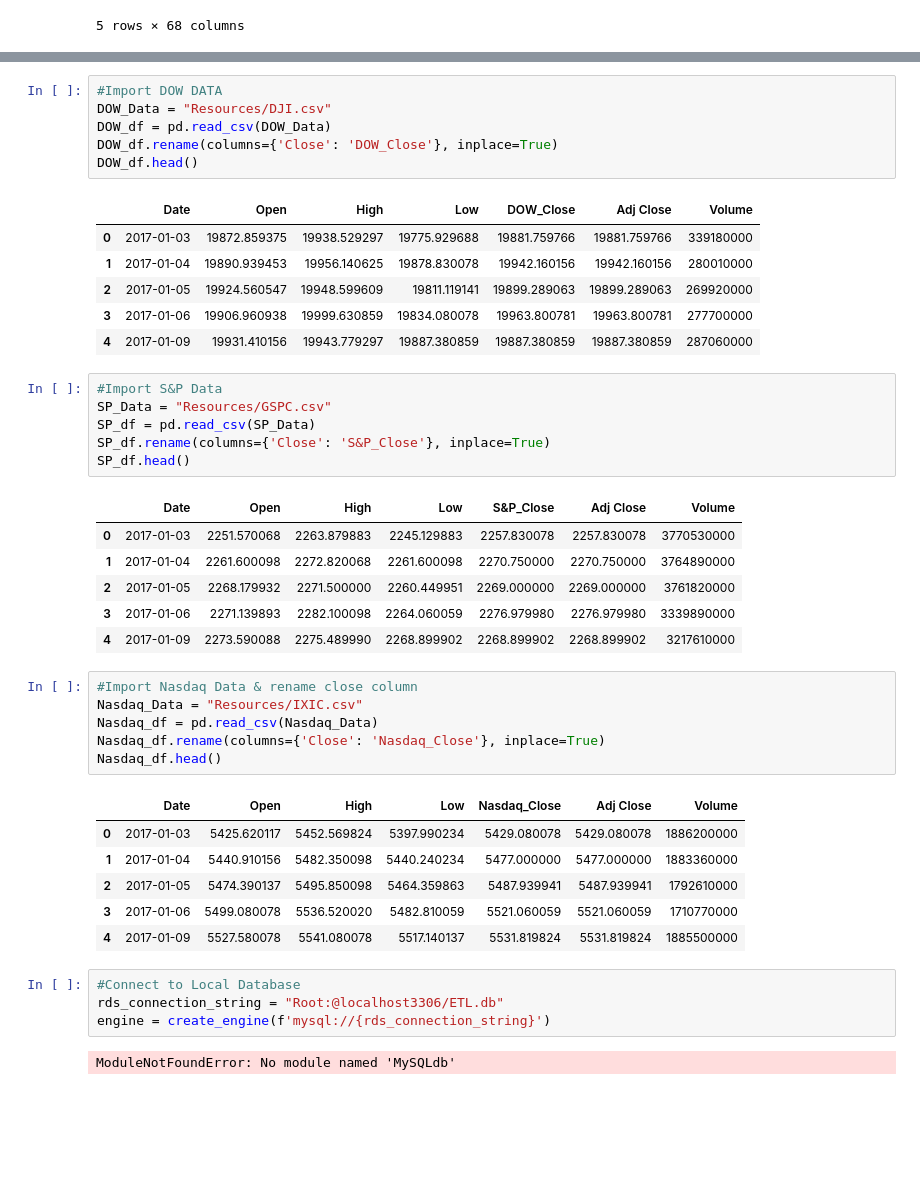
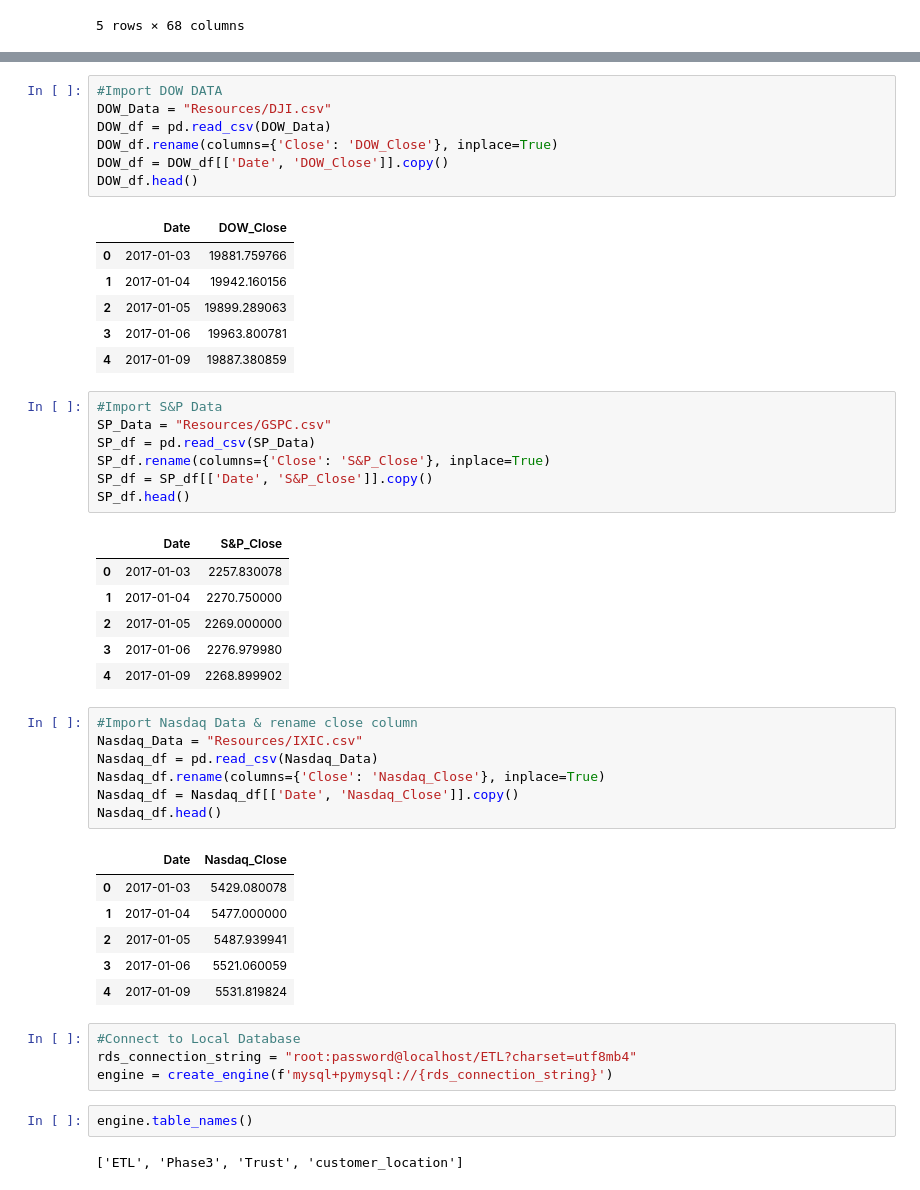
Before and after one commit to JarvisMartin22/ETL_Project, a Jupyter notebook: ETL_Project.ipynb, the cells around one changed output, grey strips where cells are left out. Cells and saved outputs as stored; diff of their text form; blank space fills up the shorter version.

```diff
--- a/ETL_Project.ipynb
+++ b/ETL_Project.ipynb
@@ -52,45 +63,50 @@ new_TRUMP_df.head(10)
 # %%
 #Import DOW DATA
 DOW_Data = "Resources/DJI.csv"
 DOW_df = pd.read_csv(DOW_Data)
 DOW_df.rename(columns={'Close': 'DOW_Close'}, inplace=True)
+DOW_df = DOW_df[['Date', 'DOW_Close']].copy()
 DOW_df.head()
 # %% [output]
-|  | Date | Open | High | Low | DOW_Close | Adj Close | Volume |
-| 0 | 2017-01-03 | 19872.859375 | 19938.529297 | 19775.929688 | 19881.759766 | 19881.759766 | 339180000 |
-| 1 | 2017-01-04 | 19890.939453 | 19956.140625 | 19878.830078 | 19942.160156 | 19942.160156 | 280010000 |
-| 2 | 2017-01-05 | 19924.560547 | 19948.599609 | 19811.119141 | 19899.289063 | 19899.289063 | 269920000 |
-| 3 | 2017-01-06 | 19906.960938 | 19999.630859 | 19834.080078 | 19963.800781 | 19963.800781 | 277700000 |
-| 4 | 2017-01-09 | 19931.410156 | 19943.779297 | 19887.380859 | 19887.380859 | 19887.380859 | 287060000 |
+|  | Date | DOW_Close |
+| 0 | 2017-01-03 | 19881.759766 |
+| 1 | 2017-01-04 | 19942.160156 |
+| 2 | 2017-01-05 | 19899.289063 |
+| 3 | 2017-01-06 | 19963.800781 |
+| 4 | 2017-01-09 | 19887.380859 |
 # %%
 #Import S&P Data
 SP_Data = "Resources/GSPC.csv"
 SP_df = pd.read_csv(SP_Data)
 SP_df.rename(columns={'Close': 'S&P_Close'}, inplace=True)
+SP_df = SP_df[['Date', 'S&P_Close']].copy()
 SP_df.head()
 # %% [output]
-|  | Date | Open | High | Low | S&P_Close | Adj Close | Volume |
-| 0 | 2017-01-03 | 2251.570068 | 2263.879883 | 2245.129883 | 2257.830078 | 2257.830078 | 3770530000 |
-| 1 | 2017-01-04 | 2261.600098 | 2272.820068 | 2261.600098 | 2270.750000 | 2270.750000 | 3764890000 |
-| 2 | 2017-01-05 | 2268.179932 | 2271.500000 | 2260.449951 | 2269.000000 | 2269.000000 | 3761820000 |
-| 3 | 2017-01-06 | 2271.139893 | 2282.100098 | 2264.060059 | 2276.979980 | 2276.979980 | 3339890000 |
-| 4 | 2017-01-09 | 2273.590088 | 2275.489990 | 2268.899902 | 2268.899902 | 2268.899902 | 3217610000 |
+|  | Date | S&P_Close |
+| 0 | 2017-01-03 | 2257.830078 |
+| 1 | 2017-01-04 | 2270.750000 |
+| 2 | 2017-01-05 | 2269.000000 |
+| 3 | 2017-01-06 | 2276.979980 |
+| 4 | 2017-01-09 | 2268.899902 |
 # %%
 #Import Nasdaq Data & rename close column
 Nasdaq_Data = "Resources/IXIC.csv"
 Nasdaq_df = pd.read_csv(Nasdaq_Data)
 Nasdaq_df.rename(columns={'Close': 'Nasdaq_Close'}, inplace=True)
+Nasdaq_df = Nasdaq_df[['Date', 'Nasdaq_Close']].copy()
 Nasdaq_df.head()
 # %% [output]
-|  | Date | Open | High | Low | Nasdaq_Close | Adj Close | Volume |
-| 0 | 2017-01-03 | 5425.620117 | 5452.569824 | 5397.990234 | 5429.080078 | 5429.080078 | 1886200000 |
-| 1 | 2017-01-04 | 5440.910156 | 5482.350098 | 5440.240234 | 5477.000000 | 5477.000000 | 1883360000 |
-| 2 | 2017-01-05 | 5474.390137 | 5495.850098 | 5464.359863 | 5487.939941 | 5487.939941 | 1792610000 |
-| 3 | 2017-01-06 | 5499.080078 | 5536.520020 | 5482.810059 | 5521.060059 | 5521.060059 | 1710770000 |
-| 4 | 2017-01-09 | 5527.580078 | 5541.080078 | 5517.140137 | 5531.819824 | 5531.819824 | 1885500000 |
+|  | Date | Nasdaq_Close |
+| 0 | 2017-01-03 | 5429.080078 |
+| 1 | 2017-01-04 | 5477.000000 |
+| 2 | 2017-01-05 | 5487.939941 |
+| 3 | 2017-01-06 | 5521.060059 |
+| 4 | 2017-01-09 | 5531.819824 |
 # %%
 #Connect to Local Database
-rds_connection_string = "Root:@localhost3306/ETL.db"
-engine = create_engine(f'mysql://{rds_connection_string}')
+rds_connection_string = "root:password@localhost/ETL?charset=utf8mb4"
+engine = create_engine(f'mysql+pymysql://{rds_connection_string}')
-# %% [output]
-ModuleNotFoundError: No module named 'MySQLdb'
+# %%
+engine.table_names()
+# %% [output]
+['ETL', 'Phase3', 'Trust', 'customer_location']
```
Also changed, not shown: parts of 8 cells of this notebook, 1 other file.
